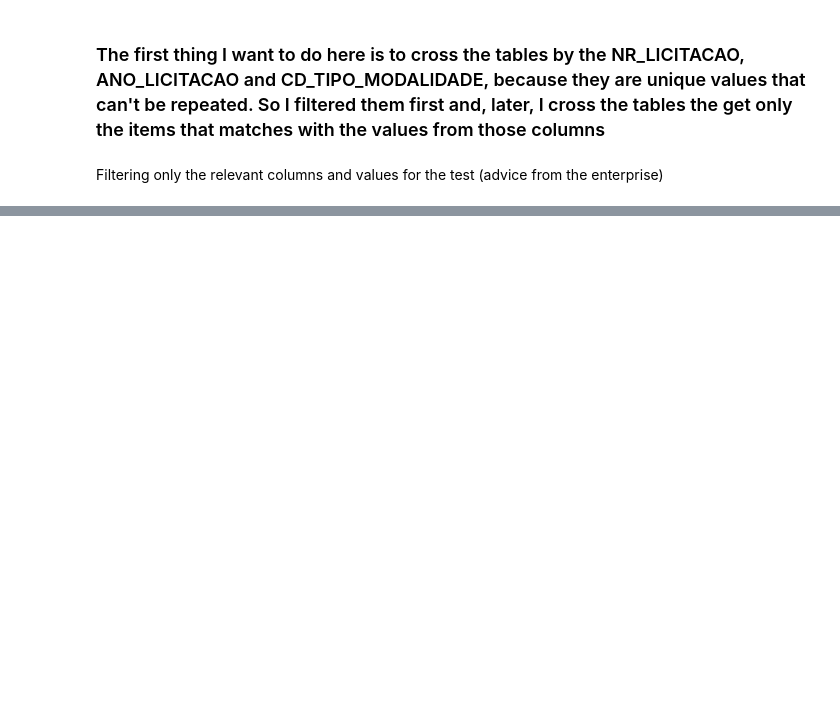
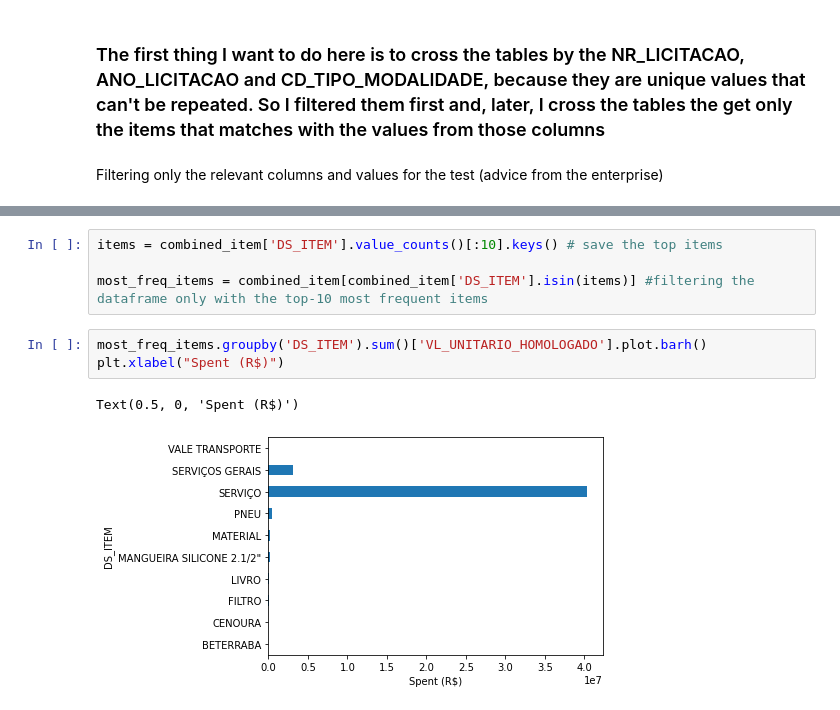
Before and after one commit to bernardocecchetto/teste-tecnico-data-sciencie-brigade, a Jupyter notebook: analisys.ipynb, the cells around one changed output, grey strips where cells are left out. Saved outputs shown, nothing was run; the diff lists cells and outputs as text; blank space fills up the shorter version.

```diff
--- a/analisys.ipynb
+++ b/analisys.ipynb
@@ -88,0 +152,10 @@ combined_licit.head()
+# %%
+items = combined_item['DS_ITEM'].value_counts()[:10].keys() # save the top items
+
+most_freq_items = combined_item[combined_item['DS_ITEM'].isin(items)] #filtering the dataframe only with the top-10 most frequent items
+# %%
+most_freq_items.groupby('DS_ITEM').sum()['VL_UNITARIO_HOMOLOGADO'].plot.barh()
+plt.xlabel("Spent (R$)")
+# %% [output]
+Text(0.5, 0, 'Spent (R$)')
+[figure, added]
```
Also changed, not shown: parts of 42 cells of this notebook.
